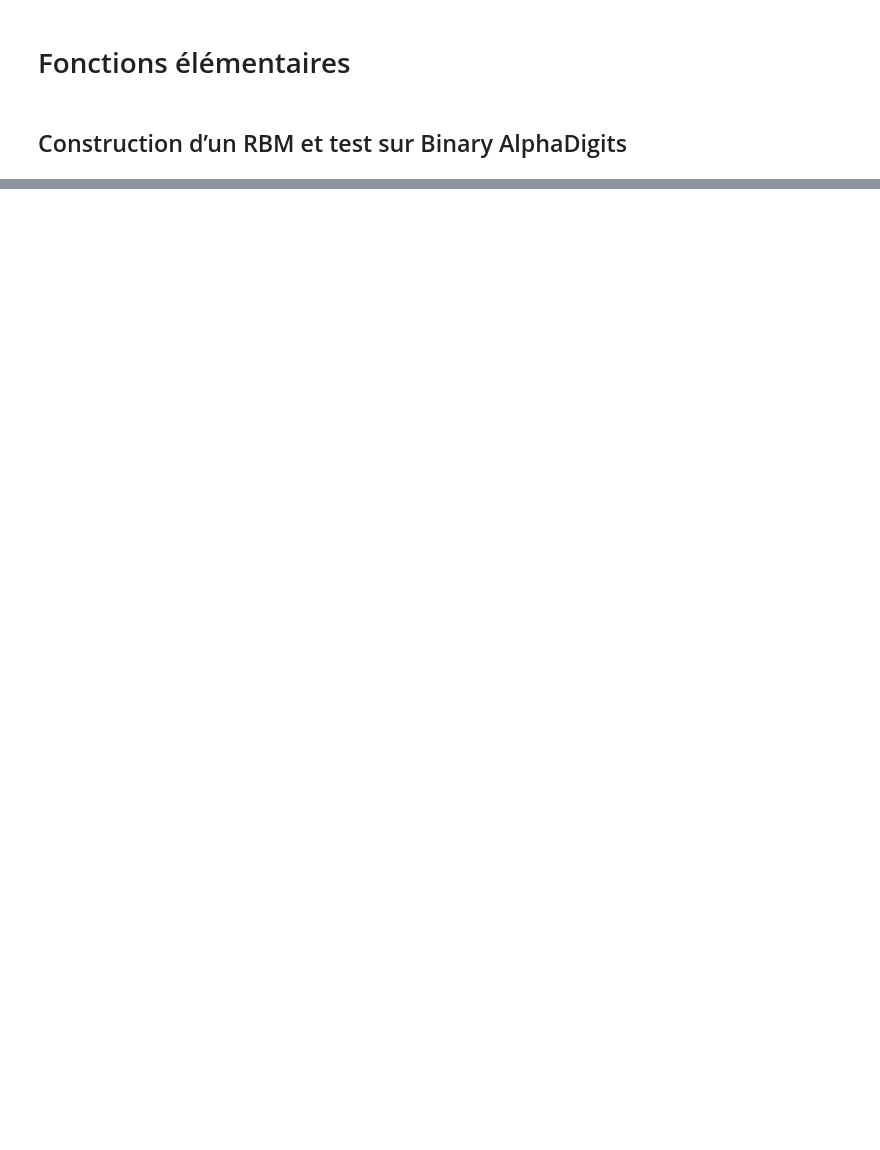
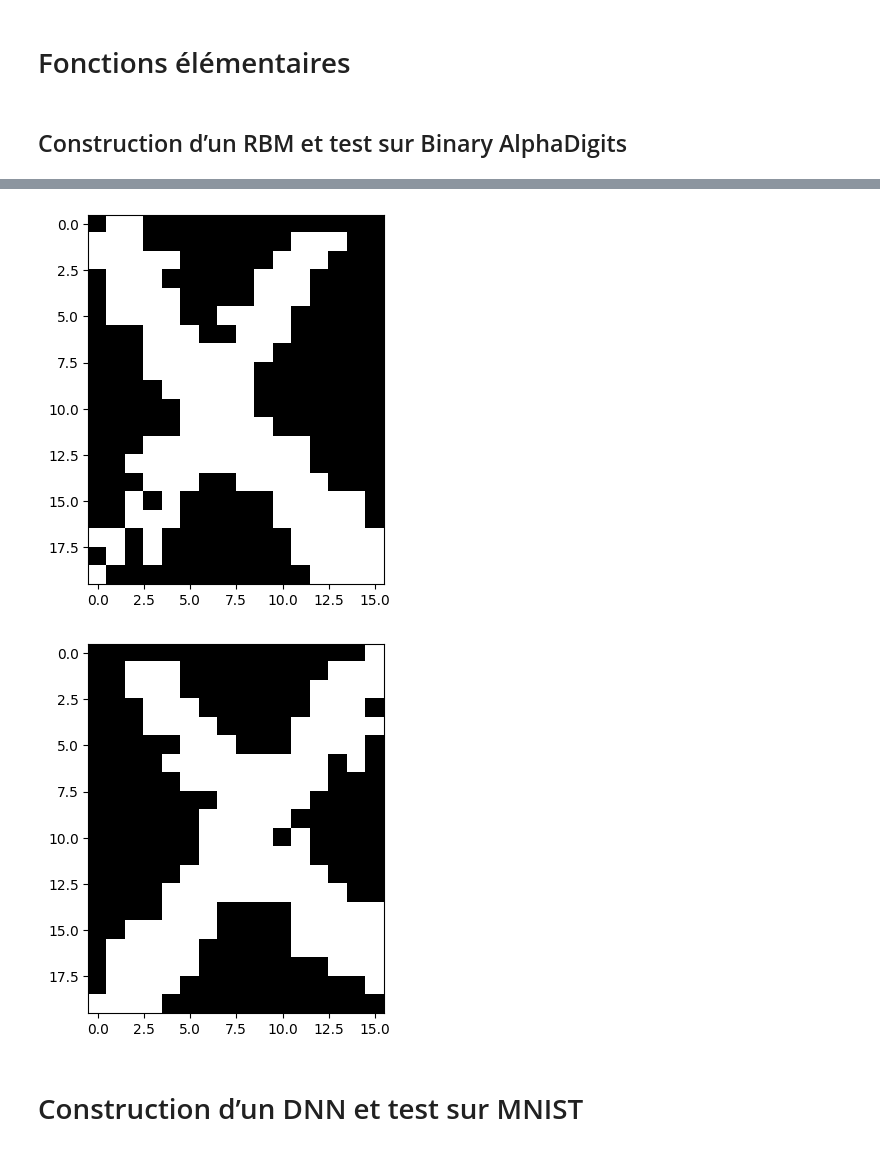
Before and after one commit to zack242/Deep-Learing-II, a Jupyter notebook: DL2 2.ipynb, the cells around one changed output, grey strips where cells are left out. Drawn from its saved outputs; the diff is of its cells as text; code cells hidden in the pictures; blank space fills up the shorter version.

```diff
--- a/DL2 2.ipynb
+++ b/DL2 2.ipynb
@@ -155,0 +166,40 @@ generer_image_RBM(Rbm, 1000, 10)
+# %%
+def init_DBN(config):
+    for i in range(len(config)-1):
+        if i == 0:
+            DBN = [init_RBM(config[i], config[i+1])]
+        else:
+            DBN.append(init_RBM(config[i], config[i+1]))
+    return DBN
+
+def train_DBN(DBN, H, epsilon, epochs, batch_size):
+    for i in range(len(DBN)):
+            DBN[i],error = train_RBM(DBN[i], H, epsilon, epochs, batch_size)
+            H = entree_sortie_RBM(DBN[i],H)
+    return DBN
+# %%
+def generer_image_DBN(Dbm, nb_iter, nb_images):
+    for i in range(nb_images):
+        v_0 = np.random.uniform(0, 1, (1, config[0]))
+        v_k = v_0
+        for j in range(nb_iter):
+
+            for y in range(0,len(Dbm)):
+                prob_h_given_v = entree_sortie_RBM(Dbm[y], v_k)
+                v_k = (prob_h_given_v > np.random.rand(config[y+1])) * 1.0
+
+            h_k = v_k
+            for k in range(len(Dbm)-1, -1, -1):
+                prob_v_given_h = sortie_entree_RBM(Dbm[k], h_k)
+                h_k = (prob_v_given_h > np.random.rand(config[k])) * 1.0
+
+            v_k = h_k
+
+        image = np.reshape(v_k, (20, 16))
+        plt.imshow(image, cmap='gray')
+        plt.show()
+# %%
+config = [len(X[0]),100,50,100]
+X  = lire_alpha_digit(['X'])
+Dbm = init_DBN(config)
+Dbm = train_DBN(Dbm, X, 0.1, 100, 3)
@@ -155,0 +224,7 @@ generer_image_RBM(Rbm, 1000, 10)
+# %%
+generer_image_DBN(Dbm, 500, 2)
+# %% [output]
+[figure, added]
+[figure, added]
+# %% [markdown]
+# Construction d’un DNN et test sur MNIST
```
Also changed, not shown: parts of 7 cells of this notebook, 1 other file.
